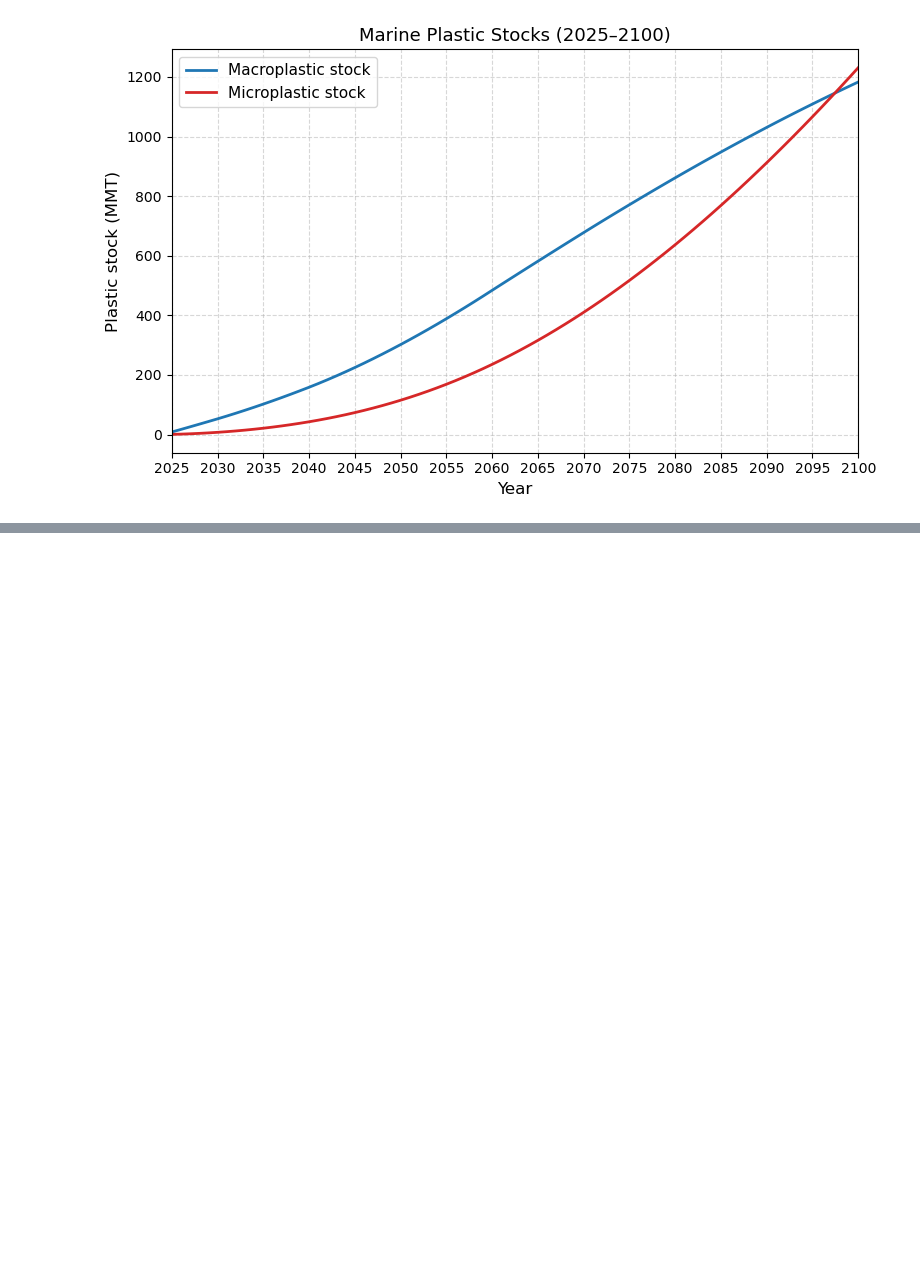
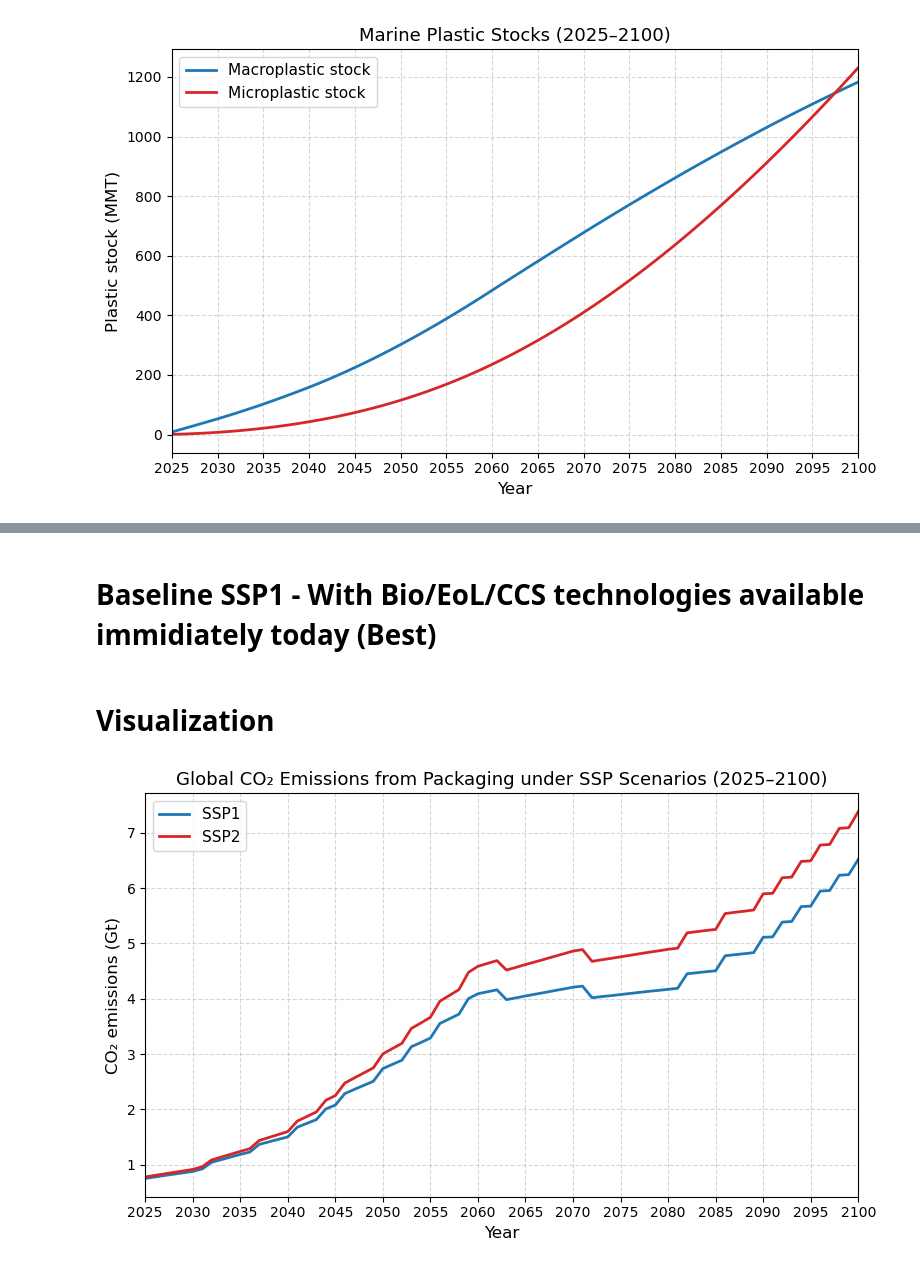
Before and after one commit to FarshidNazemi/packaging-roadmap, a Jupyter notebook: dynamic analysis and roadmap.ipynb, the cells around one changed output, grey strips where cells are left out. Drawn from its saved outputs; the diff is of its cells as text; code cells hidden in the pictures; blank space fills up the shorter version.

```diff
--- a/dynamic analysis and roadmap.ipynb
+++ b/dynamic analysis and roadmap.ipynb
@@ -980,0 +1481,39 @@ plt.show()
+# %% [markdown]
+# Baseline SSP1 - With Bio/EoL/CCS technologies available immidiately today (Best)
+# %% [markdown]
+# Visualization
+# %%
+import matplotlib.pyplot as plt
+import pandas as pd
+import numpy as np
+
+# Read both SSP scenarios
+co2_by_year_ssp1_df = pd.read_csv("co2_by_year_ssp1.csv")
+co2_by_year_ssp2_df = pd.read_csv("co2_by_year_ssp2.csv")
+
+# Convert kg → gigatonnes (1 Gt = 1e12 kg)
+co2_by_year_ssp1_df["CO2_Gt"] = co2_by_year_ssp1_df["co2_sum"] / 1e12
+co2_by_year_ssp2_df["CO2_Gt"] = co2_by_year_ssp2_df["co2_sum"] / 1e12
+
+# Plot both trajectories
+plt.figure(figsize=(8,5))
+plt.plot(co2_by_year_ssp1_df["year"], co2_by_year_ssp1_df["CO2_Gt"], linewidth=2, color="tab:blue", label="SSP1")
+plt.plot(co2_by_year_ssp2_df["year"], co2_by_year_ssp2_df["CO2_Gt"], linewidth=2, color="tab:red", label="SSP2")
+
+plt.xlabel("Year", fontsize=12)
+plt.ylabel("CO₂ emissions (Gt)", fontsize=12)
+plt.title("Global CO₂ Emissions from Packaging under SSP Scenarios (2025–2100)", fontsize=13)
+plt.grid(True, linestyle="--", alpha=0.5)
+plt.xlim(2025, 2100)
+plt.xticks(np.arange(2025, 2101, 5))
+plt.legend(fontsize=11)
+plt.tight_layout()
+
+# Save figures
+plt.savefig("CO2_emissions_packaging_SSP1_SSP2_2025_2100.png", dpi=300)
+plt.savefig("CO2_emissions_packaging_SSP1_SSP2_2025_2100.svg", format="svg")
+
+# Show
+plt.show()
+# %% [output]
+[figure, added]
```
Also changed, not shown: parts of 39 cells of this notebook, 8 other files.
